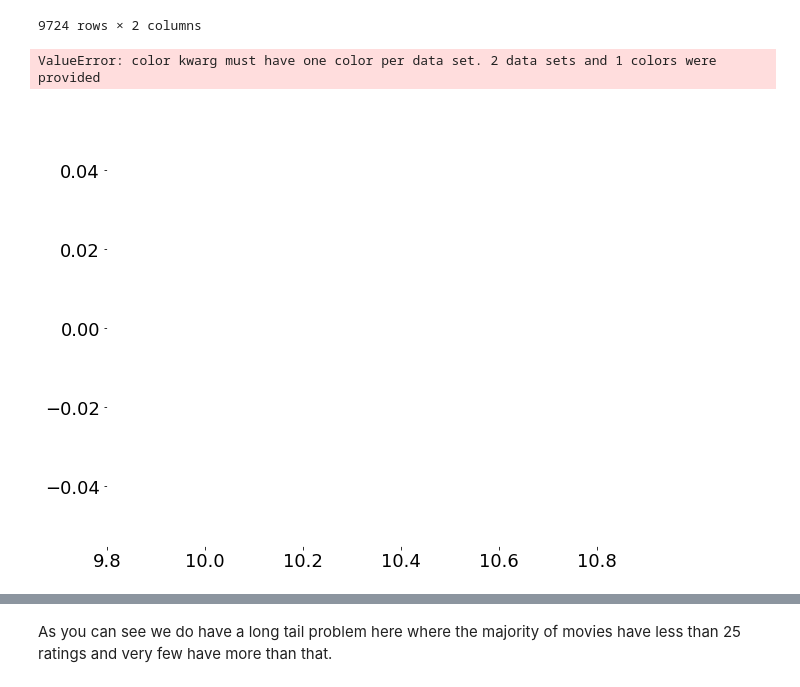
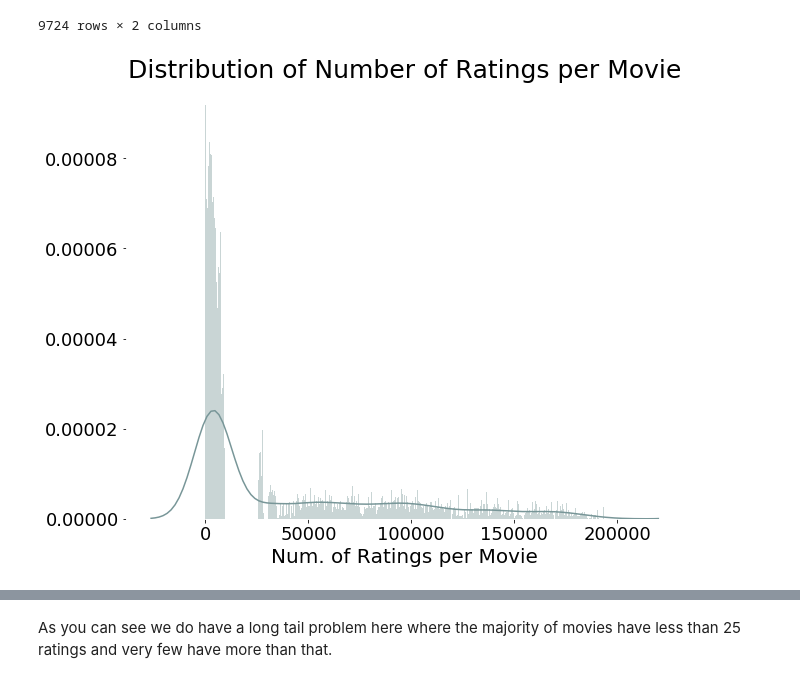
Before and after one commit to lecritch/Rate-5-Get-5-Movie-Recommendation-System, a Jupyter notebook: notebooks/reports/Final_Notebook.ipynb, the cells around one changed output, grey strips where cells are left out. Cells and saved outputs as stored; diff of their text form; code cells hidden in the pictures.

```diff
--- a/notebooks/reports/Final_Notebook.ipynb
+++ b/notebooks/reports/Final_Notebook.ipynb
@@ -248,11 +248,10 @@ sorted_num_ratings
 9724 rows × 2 columns
 # %%
 plt.subplots(figsize = (10, 8))
-sns.distplot(sorted_num_ratings, bins = 500, color = '#789698')
+sns.distplot(sorted_num_ratings.index, bins = 500, color = '#789698')
 plt.title('Distribution of Number of Ratings per Movie')
 plt.xlabel('Num. of Ratings per Movie')
 plt.savefig(parent_dir + 'reports/figures/ratings_by_movie.png')
 plt.show();
 # %% [output]
-ValueError: color kwarg must have one color per data set. 2 data sets and 1 colors were provided
-[figure, old version]
+[figure, new version]
```
Also changed, not shown: parts of 19 cells of this notebook, 6 other files.
